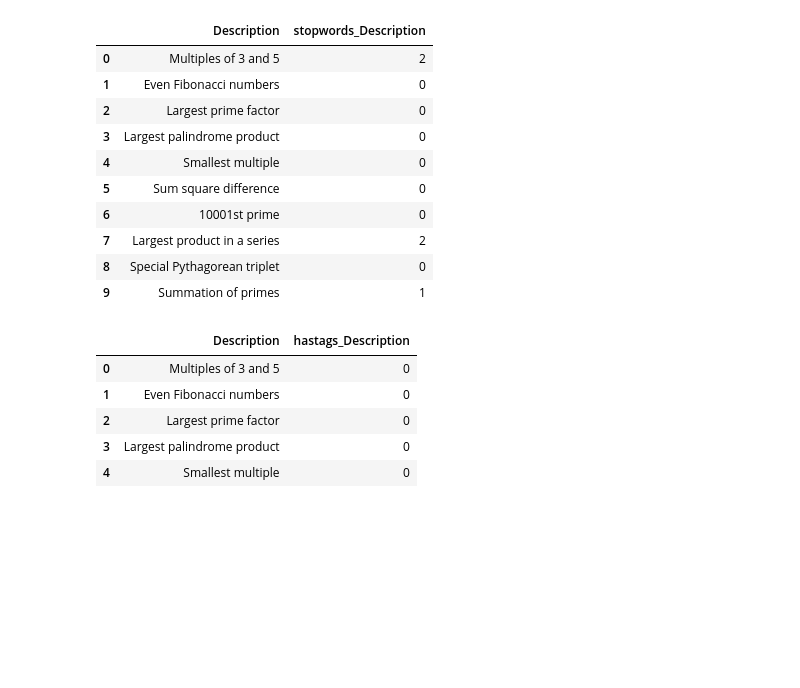
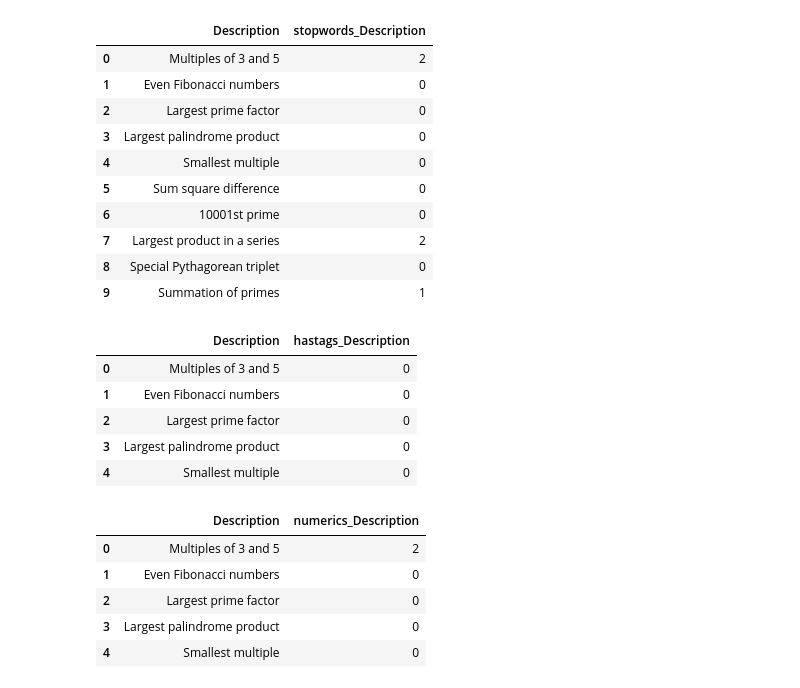
Before and after one commit to prithvikolla/Compuational_Methods_INFO5731, a Jupyter notebook: In_Class_Exersise/In_class_exercise_05.ipynb, the cells around one changed output. Cells and saved outputs as stored; diff of their text form; code cells hidden in the pictures; blank space fills up the shorter version.

```diff
--- a/In_Class_Exersise/In_class_exercise_05.ipynb
+++ b/In_Class_Exersise/In_class_exercise_05.ipynb
@@ -162,3 +162,14 @@ df[['Description','hastags_Description']].head()
 | 2 | Largest prime factor | 0 |
 | 3 | Largest palindrome product | 0 |
 | 4 | Smallest multiple | 0 |
+# %%
+#Number of Numerics
+df['numerics_Description'] = df['Description'].apply(lambda x: len([x for x in x.split() if x.isdigit()]))
+df[['Description','numerics_Description']].head()
+# %% [output]
+|  | Description | numerics_Description |
+| 0 | Multiples of 3 and 5 | 2 |
+| 1 | Even Fibonacci numbers | 0 |
+| 2 | Largest prime factor | 0 |
+| 3 | Largest palindrome product | 0 |
+| 4 | Smallest multiple | 0 |
```
Also changed, not shown: parts of 20 cells of this notebook.
